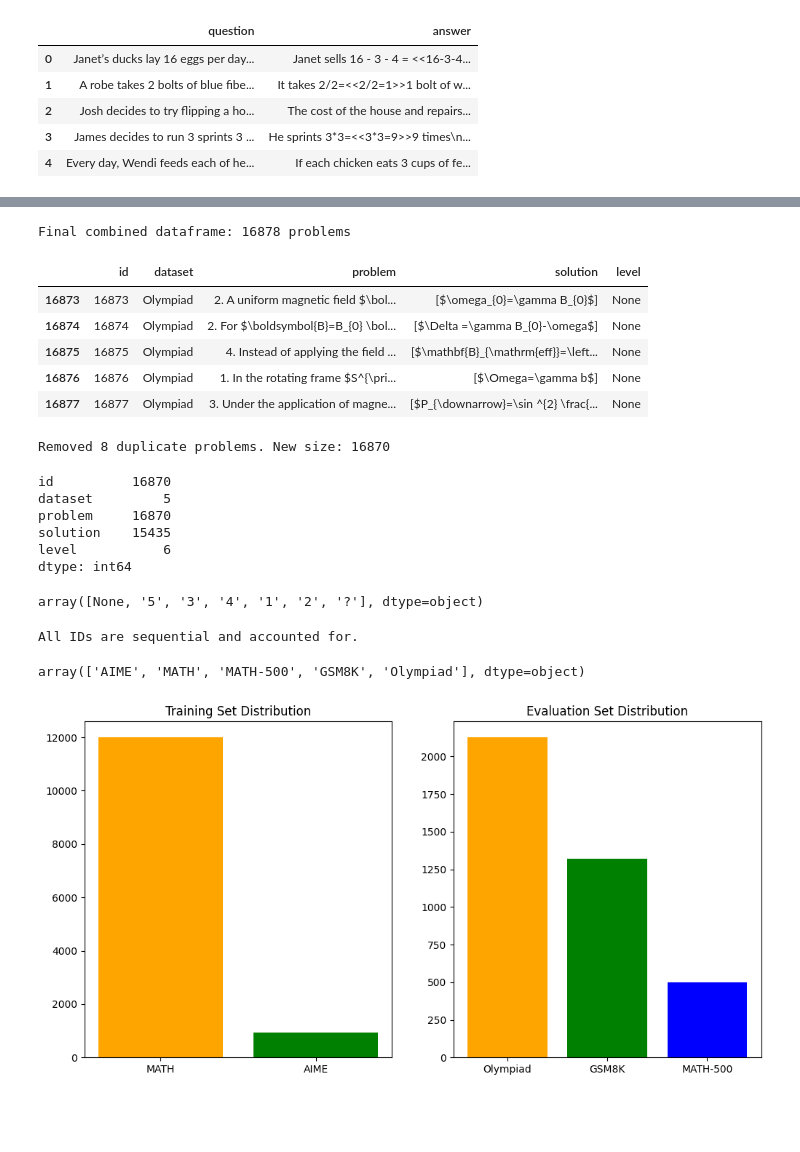
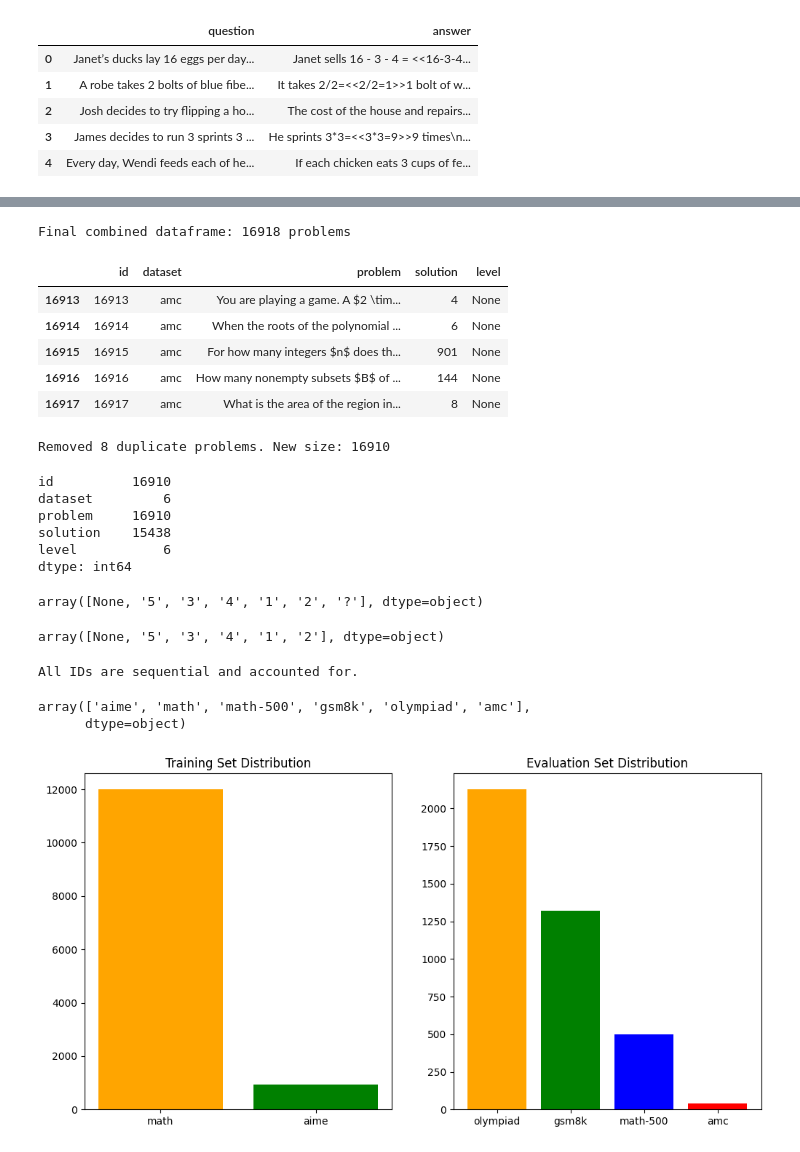
Before and after one commit to SebastianJitaru29/llm-think-too-much, a Jupyter notebook: data/processing/notebooks/data_extraction.ipynb, the cells around one changed output, grey strips where cells are left out. Drawn from its saved outputs; the diff is of its cells as text; code cells hidden in the pictures; blank space fills up the shorter version.

Commit message:
feat: finished datasets and ready to launch job

```diff
--- a/data/processing/notebooks/data_extraction.ipynb
+++ b/data/processing/notebooks/data_extraction.ipynb
@@ -83,10 +81,9 @@ Columns: ['question_id', 'subfield', 'context', 'question', 'images', 'final_ans
 | 3 | 2184 | Geometry | None | Let $A B C D$ be a cyclic quadril... | [<PIL.JpegImagePlugin.JpegImageFi... | None | True | None | ... |
 | 4 | 2227 | Geometry | None | Let $H$ be the orthocenter and $G... | [<PIL.JpegImagePlugin.JpegImageFi... | None | True | None | ... |
 # %%
-# AMC uses the same AIME dataset source
-df_amc = df_aime.copy()
-df_amc = df_amc.rename(columns={"Question": "problem", "Answer": "solution"})
+dataset_amc = load_dataset("math-ai/amc23")
+df_amc = pd.DataFrame(dataset_amc['test'])
 print(f"AMC: {len(df_amc)} problems")
-print(f"Normalized columns: {list(df_amc.columns)}")
-df_amc[["problem", "solution"]].head()
+print(f"Columns: {list(df_amc.columns)}")
+df_amc.head()
 # %% [output]
@@ -137,31 +137,36 @@ df_all =pd.DataFrame(columns=["dataset", "problem", "solution", "level"])
 
 #TRAINING DATASETS
 df_aime_temp = df_aime.rename(columns={"Question": "problem", "Answer": "solution"})
-df_aime_temp["dataset"] = "AIME"
+df_aime_temp["dataset"] = "aime"
 df_aime_temp["level"] = None
 df_all = pd.concat([df_all, df_aime_temp[["dataset", "problem", "solution", "level"]]])
 
 df_math_temp = df_math.rename(columns={"problem": "problem", "solution": "solution"})
-df_math_temp["dataset"] = "MATH"
+df_math_temp["dataset"] = "math"
 df_math_temp["level"] = df_math["level"]
 df_all = pd.concat([df_all, df_math_temp[["dataset", "problem", "solution", "level"]]])
 
 #EVALUATION DATASETS
 
 df_math500_temp = df_math500.rename(columns={"problem": "problem", "solution": "solution"})
-df_math500_temp["dataset"] = "MATH-500"
+df_math500_temp["dataset"] = "math-500"
 df_math500_temp["level"] = df_math500["level"]
 df_all = pd.concat([df_all, df_math500_temp[["dataset", "problem", "solution", "level"]]])
 
 df_gsm8k_temp = df_gsm8k.rename(columns={"question": "problem", "answer": "solution"})
-df_gsm8k_temp["dataset"] = "GSM8K"
+df_gsm8k_temp["dataset"] = "gsm8k"
 df_gsm8k_temp["level"] = None
 df_all = pd.concat([df_all, df_gsm8k_temp[["dataset", "problem", "solution", "level"]]])
 
 df_olympiad_temp = df_olympiad.rename(columns={"question": "problem", "final_answer": "solution"})
-df_olympiad_temp["dataset"] = "Olympiad"
+df_olympiad_temp["dataset"] = "olympiad"
 df_olympiad_temp["level"] = None
 df_all = pd.concat([df_all, df_olympiad_temp[["dataset", "problem", "solution", "level"]]])
+
+df_amc_temp = df_amc.rename(columns={"question": "problem", "answer": "solution"})
+df_amc_temp["dataset"] = "amc"
+df_amc_temp["level"] = None
+df_all = pd.concat([df_all, df_amc_temp[["dataset", "problem", "solution", "level"]]])
 # %%
 df_all = df_all.reset_index(drop=True)
 df_all["id"] = df_all.index
@@ -169,13 +174,13 @@ df_all = df_all[["id", "dataset", "problem", "solution", "level"]]
 print(f"Final combined dataframe: {len(df_all)} problems")
 df_all.tail(5)
 # %% [output]
-Final combined dataframe: 16878 problems
+Final combined dataframe: 16918 problems
 |  | id | dataset | problem | solution | level |
-| 16873 | 16873 | Olympiad | 2. A uniform magnetic field $\bol... | [$\omega_{0}=\gamma B_{0}$] | None |
-| 16874 | 16874 | Olympiad | 2. For $\boldsymbol{B}=B_{0} \bol... | [$\Delta =\gamma B_{0}-\omega$] | None |
-| 16875 | 16875 | Olympiad | 4. Instead of applying the field ... | [$\mathbf{B}_{\mathrm{eff}}=\left... | None |
-| 16876 | 16876 | Olympiad | 1. In the rotating frame $S^{\pri... | [$\Omega=\gamma b$] | None |
-| 16877 | 16877 | Olympiad | 3. Under the application of magne... | [$P_{\downarrow}=\sin ^{2} \frac{... | None |
+| 16913 | 16913 | amc | You are playing a game. A $2 \tim... | 4 | None |
+| 16914 | 16914 | amc | When the roots of the polynomial ... | 6 | None |
+| 16915 | 16915 | amc | For how many integers $n$ does th... | 901 | None |
+| 16916 | 16916 | amc | How many nonempty subsets $B$ of ... | 144 | None |
+| 16917 | 16917 | amc | What is the area of the region in... | 8 | None |
 # %%
 def normalize_solution(x):
     if isinstance(x, list):
@@ -212,17 +217,15 @@ df_all["solution"] = df_all["solution"].apply(normalize_solution)
 df_all["level"] = df_all["level"].apply(normalize_level)
 df_all = deduplicate_dataframe(df_all)
 #reset id column to be sequential
-df_all = df_all.reset_index(drop=True)
-df_all["id"] = df_all.index
 # %% [output]
-Removed 8 duplicate problems. New size: 16870
+Removed 8 duplicate problems. New size: 16910
 # %%
 df_all.nunique()
 # %% [output]
-id          16870
-dataset         5
-problem     16870
-solution    15435
+id          16910
+dataset         6
+problem     16910
+solution    15438
 level           6
 dtype: int64
 # %%
@@ -230,3 +233,11 @@ dtype: int64
 df_all["level"].unique()
 # %% [output]
 array([None, '5', '3', '4', '1', '2', '?'], dtype=object)
+# %%
+#drop entries with level = "?"
+df_all = df_all.drop(df_all[df_all["level"] == "?"].index)
+# %%
+#show unique levels
+df_all["level"].unique()
+# %% [output]
+array([None, '5', '3', '4', '1', '2'], dtype=object)
@@ -246,21 +260,22 @@ All IDs are sequential and accounted for.
 # %%
 df_all["dataset"].unique()
 # %% [output]
-array(['AIME', 'MATH', 'MATH-500', 'GSM8K', 'Olympiad'], dtype=object)
+array(['aime', 'math', 'math-500', 'gsm8k', 'olympiad', 'amc'],
+      dtype=object)
 # %%
-df_train = df_all[df_all["dataset"].isin(["AIME", "MATH"])]
-df_eval = df_all[df_all["dataset"].isin(["MATH-500", "GSM8K", "Olympiad"])]
+df_train = df_all[df_all["dataset"].isin(["aime", "math"])]
+df_eval = df_all[df_all["dataset"].isin(["math-500", "gsm8k", "olympiad", "amc"])]
 # %%
 #Plot percentage of each dataset in train and eval sets
 import matplotlib.pyplot as plt
 
 fig,axs = plt.subplots(1, 2, figsize=(12, 6))
 train_counts = df_train["dataset"].value_counts()
-axs[0].bar(train_counts.index, train_counts.values, color=['orange', 'green', 'blue'])
+axs[0].bar(train_counts.index, train_counts.values, color=['orange', 'green', 'blue', 'red'])
 axs[0].set_title("Training Set Distribution")
 eval_counts = df_eval["dataset"].value_counts()
-axs[1].bar(eval_counts.index, eval_counts.values, color=['orange', 'green', 'blue'])
+axs[1].bar(eval_counts.index, eval_counts.values, color=['orange', 'green', 'blue', 'red'])
 axs[1].set_title("Evaluation Set Distribution")
 plt.show()
 # %% [output]
-[figure, old version]
+[figure, new version]
```
Also changed, not shown: parts of 14 cells of this notebook, 3 other files.
